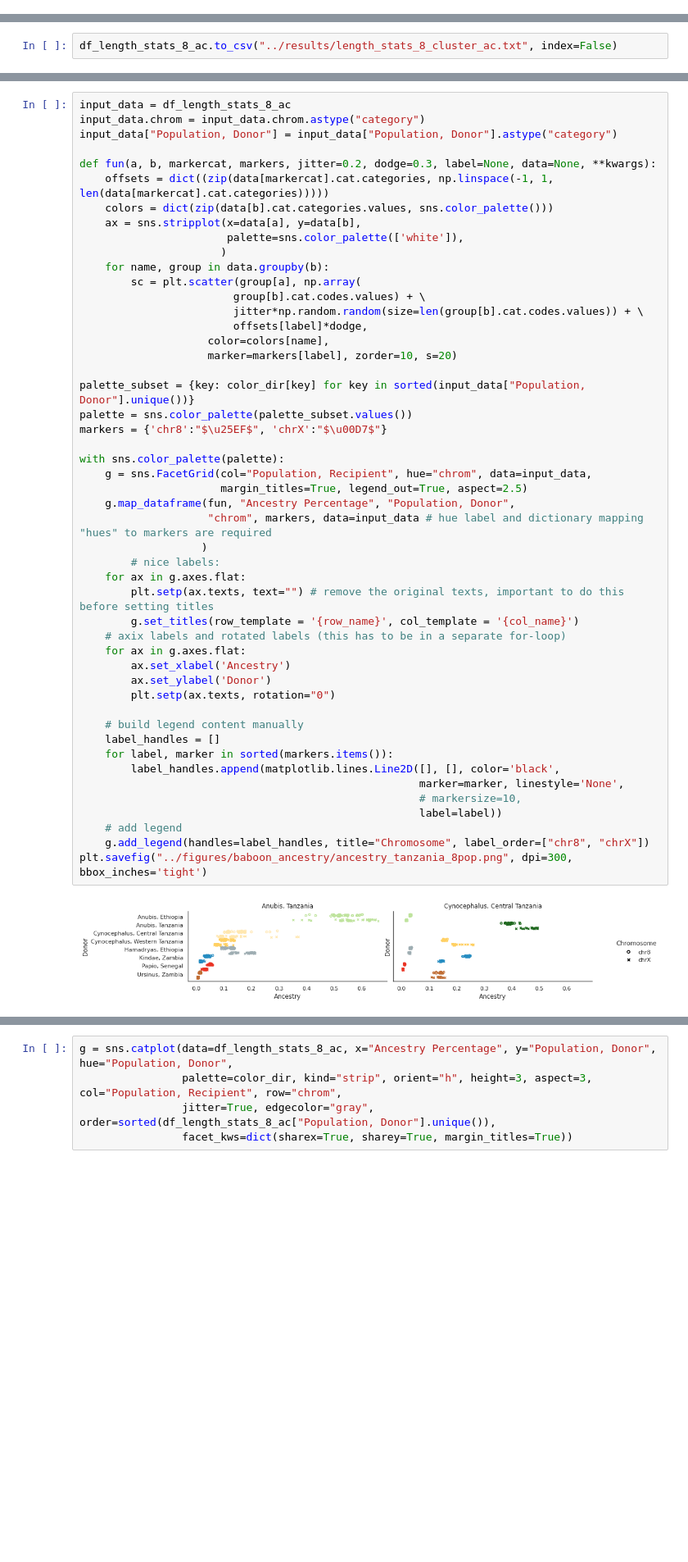
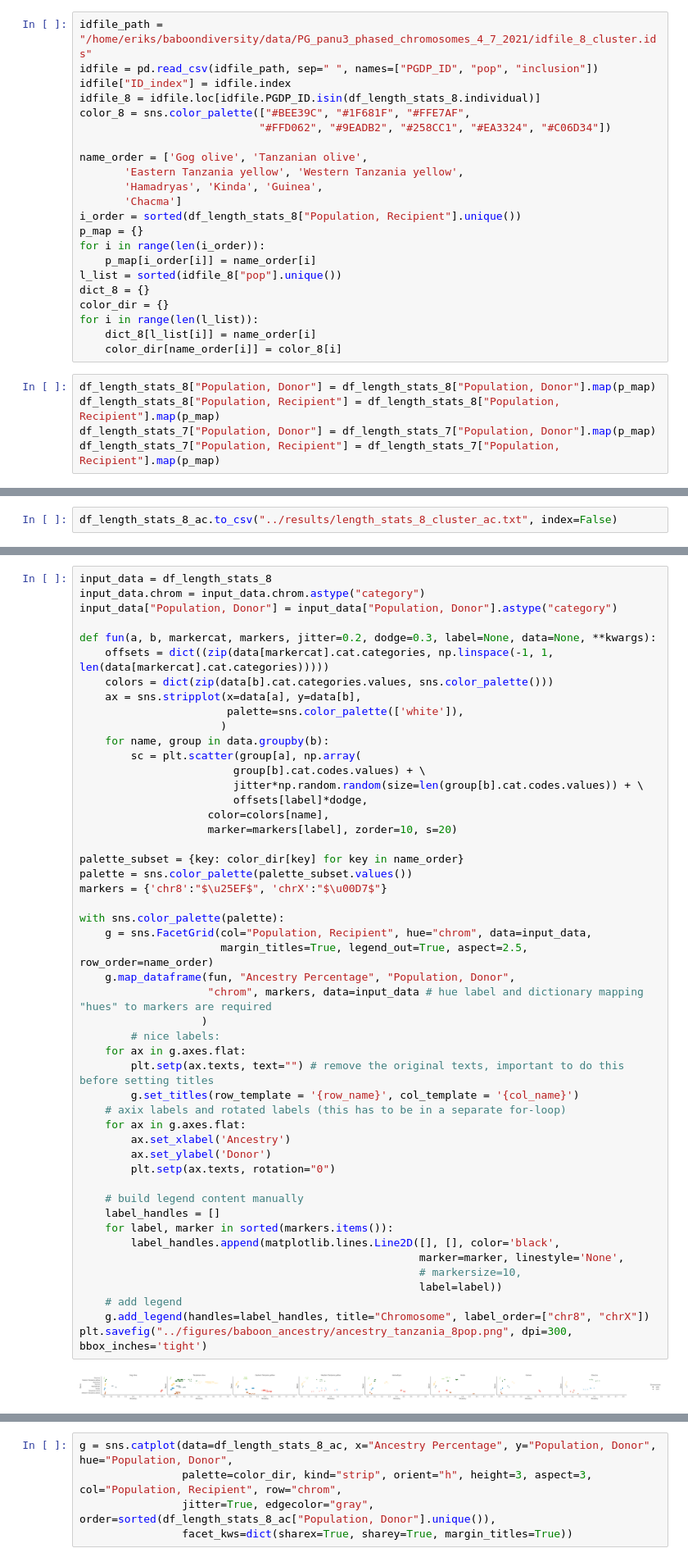
Before and after one commit to erikfogh/baboon_analysis, a Jupyter notebook: notebooks/paint11_fragment_counts.ipynb, the cells around one changed output, grey strips where cells are left out. Shown at 82% size. Drawn from its saved outputs; the diff is of its cells as text; blank space fills up the shorter version.

```diff
--- a/notebooks/paint11_fragment_counts.ipynb
+++ b/notebooks/paint11_fragment_counts.ipynb
@@ -377,3 +398,30 @@ df_length_stats_8 = pd.read_csv("../results/length_stats_8_cluster.txt")
+# %%
+idfile_path = "/home/eriks/baboondiversity/data/PG_panu3_phased_chromosomes_4_7_2021/idfile_8_cluster.ids"
+idfile = pd.read_csv(idfile_path, sep=" ", names=["PGDP_ID", "pop", "inclusion"])
+idfile["ID_index"] = idfile.index
+idfile_8 = idfile.loc[idfile.PGDP_ID.isin(df_length_stats_8.individual)]
+color_8 = sns.color_palette(["#BEE39C", "#1F681F", "#FFE7AF",
+                            "#FFD062", "#9EADB2", "#258CC1", "#EA3324", "#C06D34"])
+
+name_order = ['Gog olive', 'Tanzanian olive',
+       'Eastern Tanzania yellow', 'Western Tanzania yellow',
+       'Hamadryas', 'Kinda', 'Guinea',
+       'Chacma']
+i_order = sorted(df_length_stats_8["Population, Recipient"].unique())
+p_map = {}
+for i in range(len(i_order)):
+    p_map[i_order[i]] = name_order[i]
+l_list = sorted(idfile_8["pop"].unique())
+dict_8 = {}
+color_dir = {}
+for i in range(len(l_list)):
+    dict_8[l_list[i]] = name_order[i]
+    color_dir[name_order[i]] = color_8[i]
+# %%
+df_length_stats_8["Population, Donor"] = df_length_stats_8["Population, Donor"].map(p_map)
+df_length_stats_8["Population, Recipient"] = df_length_stats_8["Population, Recipient"].map(p_map)
+df_length_stats_7["Population, Donor"] = df_length_stats_7["Population, Donor"].map(p_map)
+df_length_stats_7["Population, Recipient"] = df_length_stats_7["Population, Recipient"].map(p_map)
 # %%
 df_length_stats_8_ac = df_length_stats_8.loc[(df_length_stats_8.C_origin == "anubis_tanzania")
                                              | (df_length_stats_8.C_origin == "cyno_central")]
@@ -402,5 +446,5 @@ mycols
 # %%
-input_data = df_length_stats_8_ac
+input_data = df_length_stats_8
 input_data.chrom = input_data.chrom.astype("category")
 input_data["Population, Donor"] = input_data["Population, Donor"].astype("category")
 
@@ -418,35 +462,35 @@ def fun(a, b, markercat, markers, jitter=0.2, dodge=0.3, label=None, data=None,
                     color=colors[name],
                     marker=markers[label], zorder=10, s=20)
 
-palette_subset = {key: color_dir[key] for key in sorted(input_data["Population, Donor"].unique())}
+palette_subset = {key: color_dir[key] for key in name_order}
 palette = sns.color_palette(palette_subset.values())
 markers = {'chr8':"$\u25EF$", 'chrX':"$\u00D7$"}
 
 with sns.color_palette(palette):
     g = sns.FacetGrid(col="Population, Recipient", hue="chrom", data=input_data,
-                      margin_titles=True, legend_out=True, aspect=2.5)
+                      margin_titles=True, legend_out=True, aspect=2.5, row_order=name_order)
     g.map_dataframe(fun, "Ancestry Percentage", "Population, Donor",
                     "chrom", markers, data=input_data # hue label and dictionary mapping "hues" to markers are required
                    )
         # nice labels:
     for ax in g.axes.flat:
         plt.setp(ax.texts, text="") # remove the original texts, important to do this before setting titles
         g.set_titles(row_template = '{row_name}', col_template = '{col_name}')
     # axix labels and rotated labels (this has to be in a separate for-loop)
     for ax in g.axes.flat:
         ax.set_xlabel('Ancestry')
         ax.set_ylabel('Donor')
         plt.setp(ax.texts, rotation="0")
 
     # build legend content manually
     label_handles = []
     for label, marker in sorted(markers.items()):
         label_handles.append(matplotlib.lines.Line2D([], [], color='black',
                                                      marker=marker, linestyle='None',
                                                      # markersize=10,
                                                      label=label))
     # add legend
     g.add_legend(handles=label_handles, title="Chromosome", label_order=["chr8", "chrX"])
 plt.savefig("../figures/baboon_ancestry/ancestry_tanzania_8pop.png", dpi=300, bbox_inches='tight')
 # %% [output]
-[figure, old version]
+[figure, new version]
```
Also changed, not shown: parts of 22 cells of this notebook, 37 other files.
